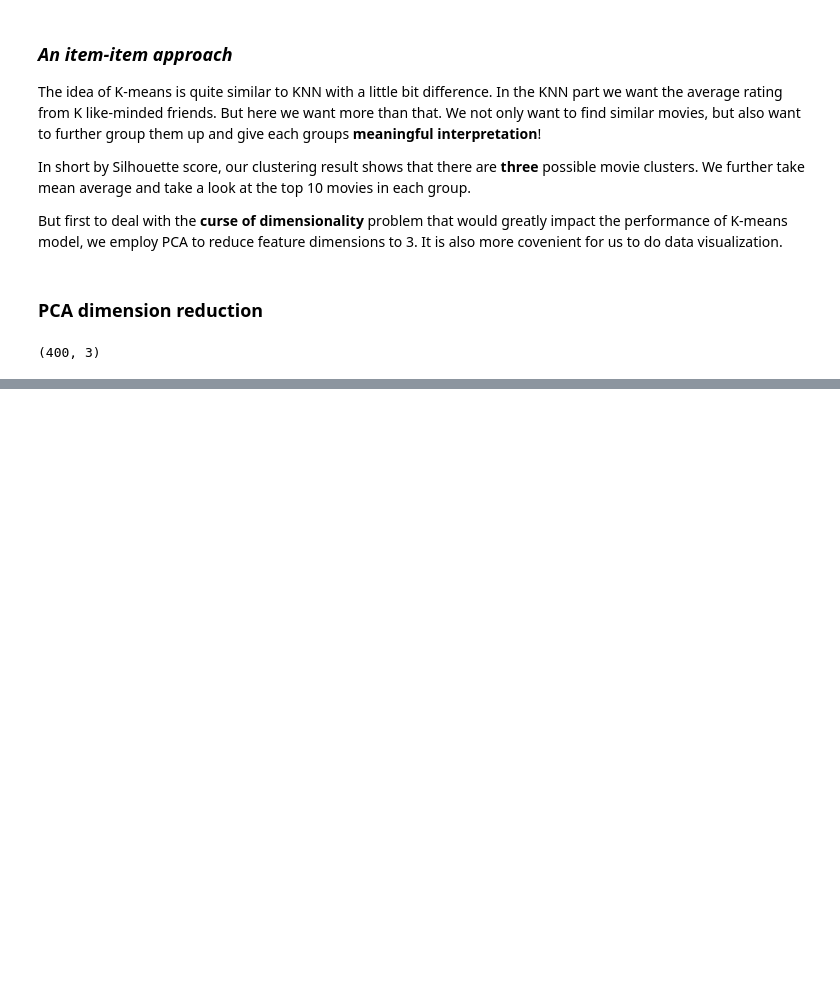
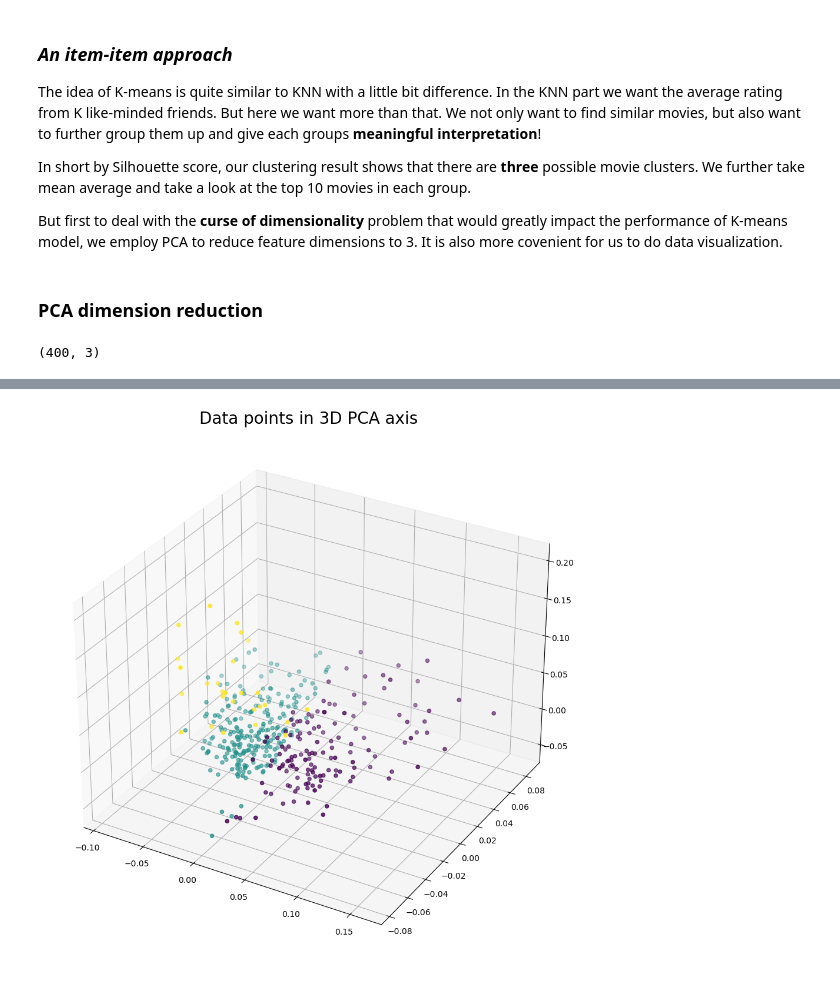
Before and after one commit to NuoLeiNYU/movie-recommendation-system, a Jupyter notebook: movie_recommender_analysis.ipynb, the cells around one changed output, grey strips where cells are left out. Saved outputs shown, nothing was run; the diff lists cells and outputs as text; code cells hidden in the pictures; blank space fills up the shorter version.

```diff
--- a/movie_recommender_analysis.ipynb
+++ b/movie_recommender_analysis.ipynb
@@ -223,0 +291,9 @@ ps.head()
+# %%
+fig = plt.figure()
+ax = Axes3D(fig)
+ax.scatter(df_pca[0], df_pca[2], df_pca[1], c = c_preds)
+plt.title('Data points in 3D PCA axis', fontsize=20)
+
+plt.show()
+# %% [output]
+[figure, added]
```
Also changed, not shown: parts of 22 cells of this notebook.
